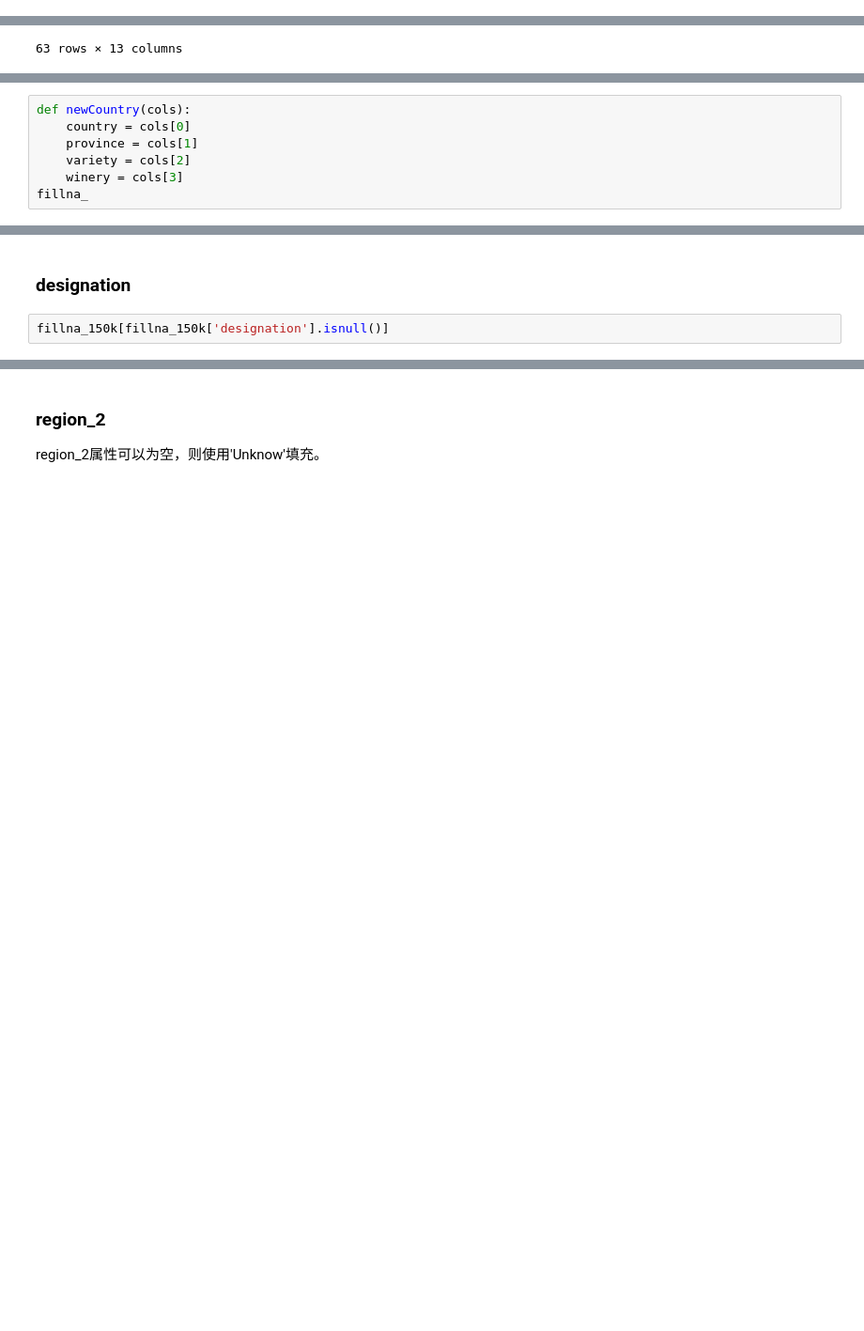
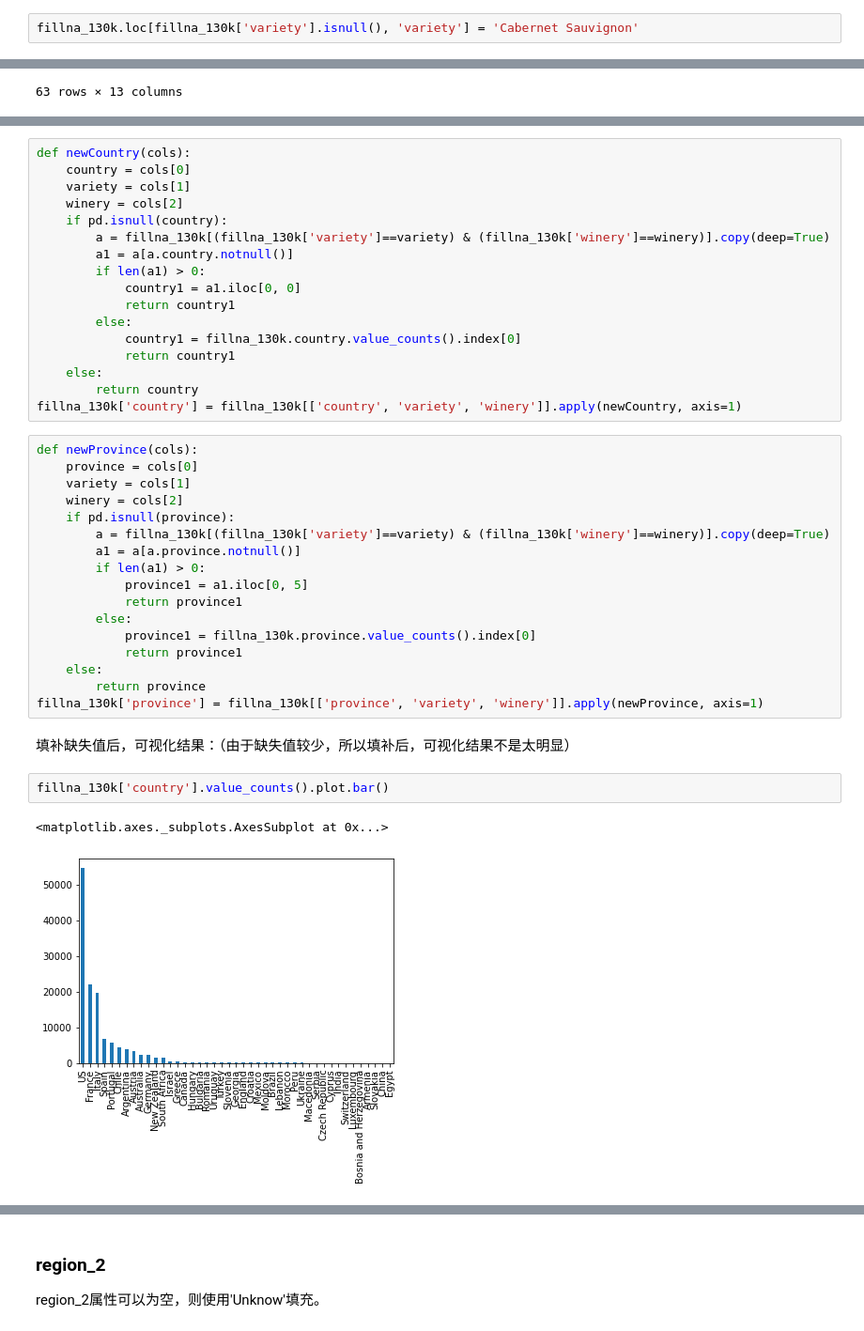
Before and after one commit to Laoannnnn/DataMining, a Jupyter notebook: WineReviews.ipynb, the cells around one changed output, grey strips where cells are left out. Shown at 94% size. Cells and saved outputs as stored; diff of their text form; blank space fills up the shorter version.

```diff
--- a/WineReviews.ipynb
+++ b/WineReviews.ipynb
@@ -255 +289,3 @@ fillna_130k[fillna_130k["price"]<200]['price'].plot.hist()
+# %%
+fillna_130k.loc[fillna_130k['variety'].isnull(), 'variety'] = 'Cabernet Sauvignon'
 # %% [markdown]
@@ -299,7 +310,0 @@ province = a[a.country.notnull()].iloc[0, 5]
-# %%
-def newCountry(cols):
-    country = cols[0]
-    province = cols[1]
-    variety = cols[2]
-    winery = cols[3]
-fillna_
@@ -309,4 +311,41 @@ fillna_150k.loc[(fillna_150k['variety']=='Pinot Noir') & (fillna_150k['winery']=
-# %% [markdown]
-### designation
-# %%
-fillna_150k[fillna_150k['designation'].isnull()]
+# %%
+def newCountry(cols):
+    country = cols[0]
+    variety = cols[1]
+    winery = cols[2]
+    if pd.isnull(country):
+        a = fillna_130k[(fillna_130k['variety']==variety) & (fillna_130k['winery']==winery)].copy(deep=True)
+        a1 = a[a.country.notnull()]
+        if len(a1) > 0:
+            country1 = a1.iloc[0, 0]
+            return country1
+        else:
+            country1 = fillna_130k.country.value_counts().index[0]
+            return country1
+    else:
+        return country
+fillna_130k['country'] = fillna_130k[['country', 'variety', 'winery']].apply(newCountry, axis=1)
+# %%
+def newProvince(cols):
+    province = cols[0]
+    variety = cols[1]
+    winery = cols[2]
+    if pd.isnull(province):
+        a = fillna_130k[(fillna_130k['variety']==variety) & (fillna_130k['winery']==winery)].copy(deep=True)
+        a1 = a[a.province.notnull()]
+        if len(a1) > 0:
+            province1 = a1.iloc[0, 5]
+            return province1
+        else:
+            province1 = fillna_130k.province.value_counts().index[0]
+            return province1
+    else:
+        return province
+fillna_130k['province'] = fillna_130k[['province', 'variety', 'winery']].apply(newProvince, axis=1)
+# %% [markdown]
+填补缺失值后，可视化结果：（由于缺失值较少，所以填补后，可视化结果不是太明显）
+# %%
+fillna_130k['country'].value_counts().plot.bar()
+# %% [output]
+<matplotlib.axes._subplots.AxesSubplot at 0x...>
+[figure, added]
```
Also changed, not shown: parts of 19 cells of this notebook.
